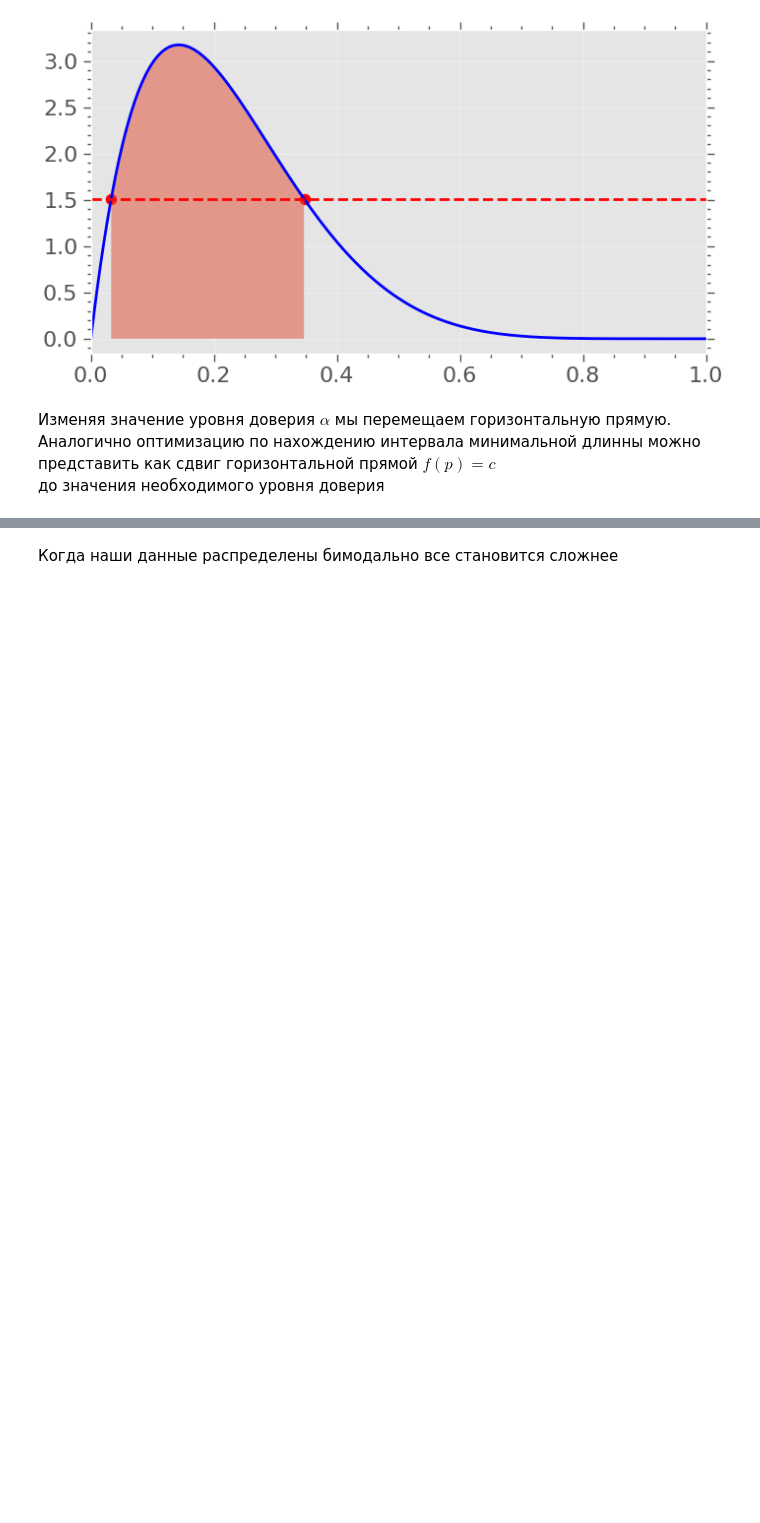
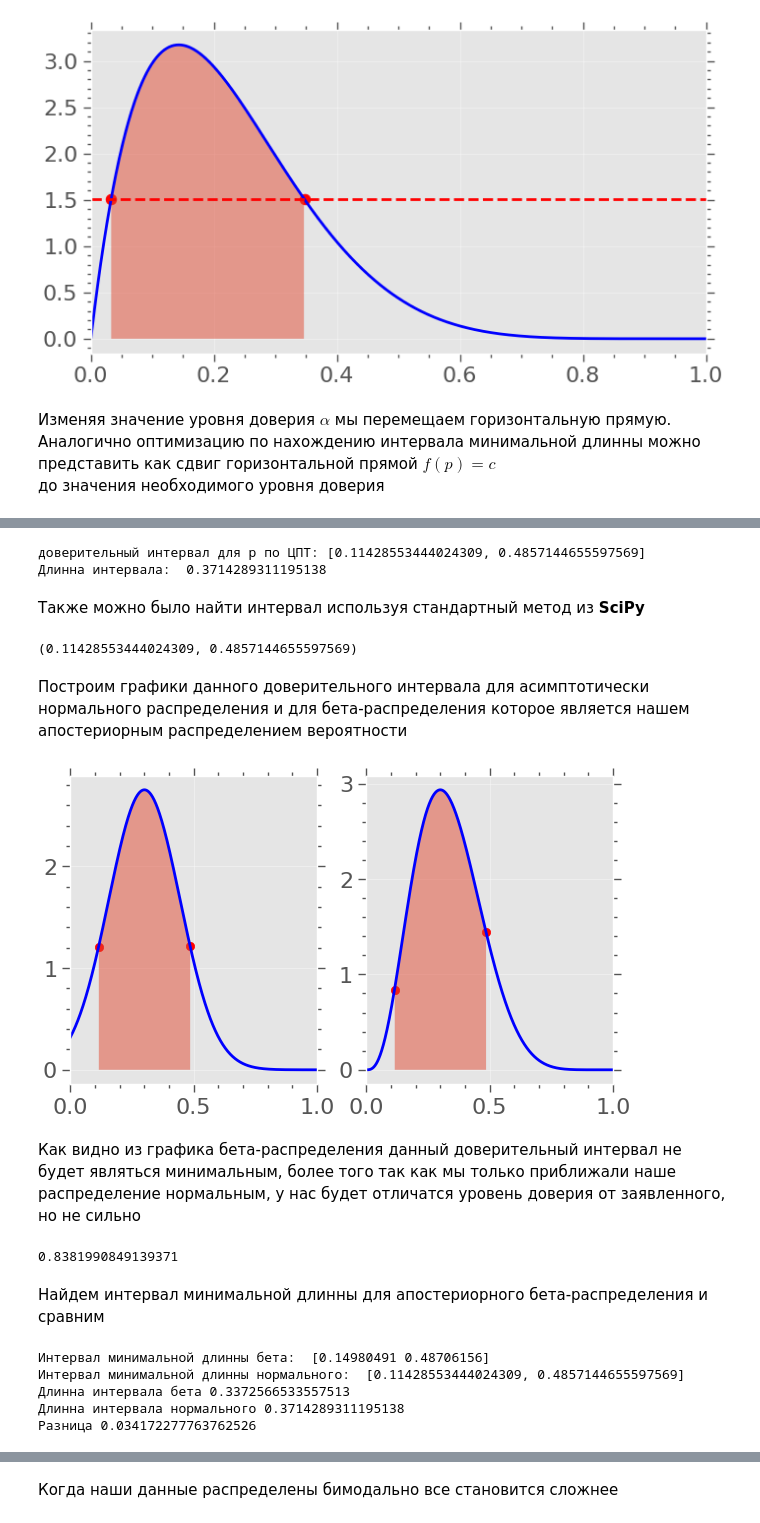
Before and after one commit to 2reckey/Bayesian_Stats, a Jupyter notebook: Stats and Game theory/04_Байесовская_статистика_Доверительные_интервалы.ipynb, the cells around one changed output, grey strips where cells are left out. Cells and saved outputs as stored; diff of their text form; code cells hidden in the pictures; blank space fills up the shorter version.

```diff
--- a/Stats and Game theory/04_Байесовская_статистика_Доверительные_интервалы.ipynb
+++ b/Stats and Game theory/04_Байесовская_статистика_Доверительные_интервалы.ipynb
@@ -180,0 +201,63 @@ interact(update_interval, alpha=FloatSlider(min=0.01, max=0.99, step=0.01, value
+# %%
+k = 3
+n = 10
+
+p_hat = k / n
+Var = p_hat * (1 - p_hat)
+
+alpha = 0.8
+
+z_alpha = stats.norm.ppf((1 + alpha) / 2)
+
+low = p_hat - z_alpha * np.sqrt(Var / n)
+high = p_hat + z_alpha * np.sqrt(Var / n)
+
+print(f"доверительный интервал для p по ЦПТ: [{low}, {high}]")
+print("Длинна интервала: ", high-low)
+# %% [output]
+доверительный интервал для p по ЦПТ: [0.11428553444024309, 0.4857144655597569]
+Длинна интервала:  0.3714289311195138
+# %% [markdown]
+Также можно было найти интервал используя стандартный метод из __SciPy__
+# %%
+stats.norm.interval(alpha, loc = p_hat, scale = np.sqrt(Var/n))
+# %% [output]
+(0.11428553444024309, 0.4857144655597569)
+# %% [markdown]
+Построим графики данного доверительного интервала для асимптотически нормального распределения и для бета-распределения которое является нашем апостериорным распределением вероятности
+# %%
+_, axs = plt.subplots(1, 2, figsize=(7, 4))
+
+a, b = k+1, n-k+1
+x = np.linspace(0, 1, 1000)
+beta_dist = stats.beta(a,b)
+y_beta = beta_dist.pdf(x)
+y_norm = stats.norm.pdf(x,loc = p_hat, scale = np.sqrt(Var/n))
+
+plot_continuous_dist_interval(x,y_norm, low, high, ax=axs[0])
+plot_continuous_dist_interval(x,y_beta, low, high, ax=axs[1])
+# %% [output]
+[figure, added]
+# %% [markdown]
+Как видно из графика бета-распределения данный доверительный интервал не будет являться минимальным, более того так как мы только приближали наше распределение нормальным, у нас будет отличатся уровень доверия от заявленного, но не сильно
+# %%
+# уровень доверия для данного интервала
+beta_dist.cdf(high) - beta_dist.cdf(low)
+# %% [output]
+0.8381990849139371
+# %% [markdown]
+Найдем интервал минимальной длинны для апостериорного бета-распределения и сравним
+# %%
+interval, l = minimal_interval(beta_dist, alpha)
+
+print("Интервал минимальной длинны бета: ", interval)
+print("Интервал минимальной длинны нормального: ", [low, high])
+print("Длинна интервала бета", l)
+print("Длинна интервала нормального", high-low)
+print("Разница", high-low-l)
+# %% [output]
+Интервал минимальной длинны бета:  [0.14980491 0.48706156]
+Интервал минимальной длинны нормального:  [0.11428553444024309, 0.4857144655597569]
+Длинна интервала бета 0.3372566533557513
+Длинна интервала нормального 0.3714289311195138
+Разница 0.034172277763762526
```
Also changed, not shown: parts of 21 cells of this notebook.
